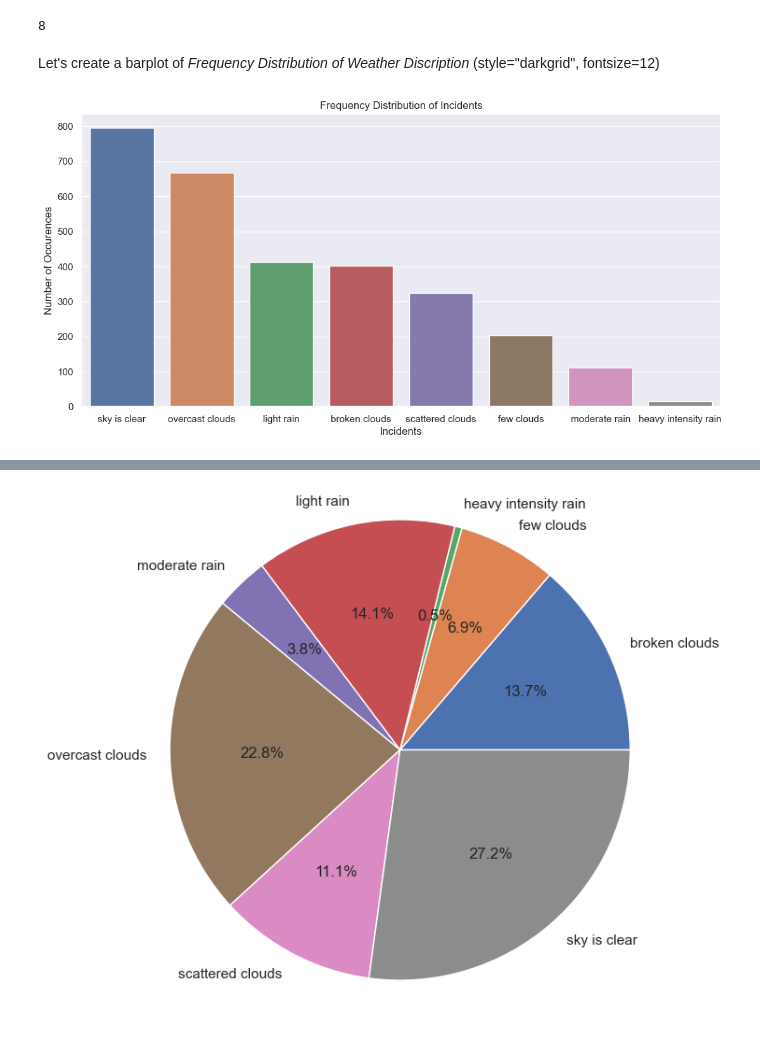
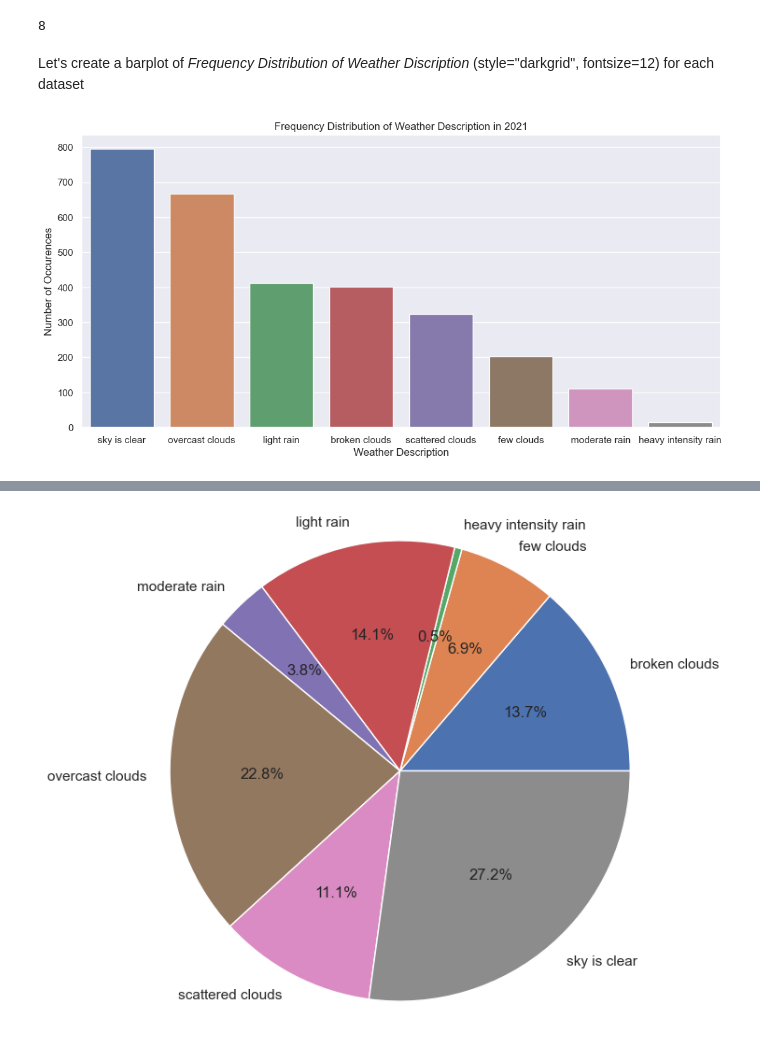
Before and after one commit to AN-DRE4/DadosAprendizagemAutomatica, a Jupyter notebook: CompKaggle.ipynb, the cells around one changed output, grey strips where cells are left out. Saved outputs shown, nothing was run; the diff lists cells and outputs as text; code cells hidden in the pictures.

```diff
--- a/CompKaggle.ipynb
+++ b/CompKaggle.ipynb
@@ -522,15 +807,15 @@ meteo_1_copy['weather_description'].value_counts().count()
 # %% [output]
 8
 # %% [markdown]
-Let's create a barplot of <em>Frequency Distribution of Weather Discription</em> (style="darkgrid", fontsize=12)
+Let's create a barplot of <em>Frequency Distribution of Weather Discription</em> (style="darkgrid", fontsize=12) for each dataset
 # %%
 weather_discription_count = meteo_1_copy['weather_description'].value_counts()
 sns.set(style="darkgrid")
 plt.figure(figsize=(13, 6))
 sns.barplot(x=weather_discription_count.index, y=weather_discription_count.values)
-plt.title('Frequency Distribution of Incidents') # change the string in these 3 lines
-plt.ylabel('Number of Occurences', fontsize=12) # this one
-plt.xlabel('Incidents', fontsize=12) # and this one
+plt.title('Frequency Distribution of Weather Description in 2021')
+plt.ylabel('Number of Occurences', fontsize=12)
+plt.xlabel('Weather Description', fontsize=12)
 plt.show()
 # %% [output]
-[figure, old version]
+[figure, new version]
```
Also changed, not shown: parts of 104 cells of this notebook, 3 other files.
